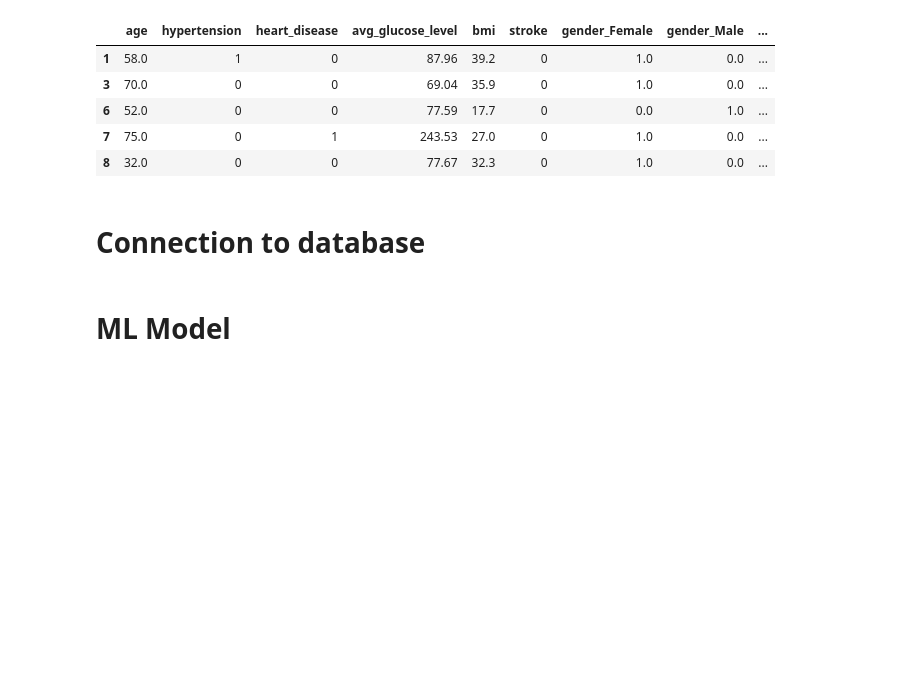
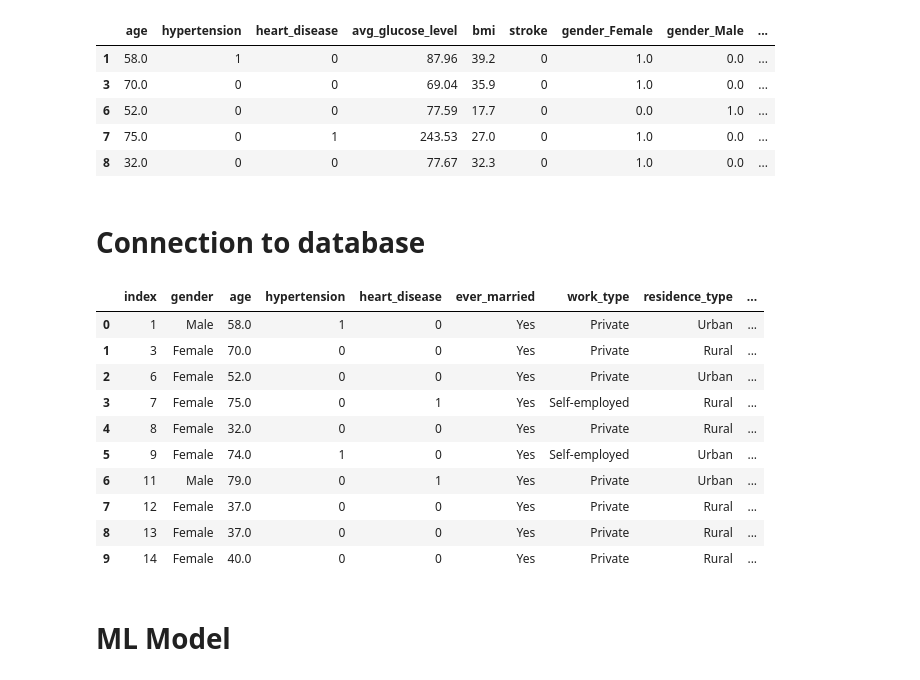
Before and after one commit to Zarif601/HeartDisease-and-Stroke-Analysis, a Jupyter notebook: ML Preprocessing.ipynb, the cells around one changed output. Saved outputs shown, nothing was run; the diff lists cells and outputs as text; code cells hidden in the pictures; blank space fills up the shorter version.

Commit message:
Added mehchanism to import and export data from notebook to PostgreSQL and vice-versa.

```diff
--- a/ML Preprocessing.ipynb
+++ b/ML Preprocessing.ipynb
@@ -184,11 +184,11 @@ encoded_df.head()
 # Connection to database
 # %%
 # Postgres username, password, and database name
-pg_ip_address = ''
-pg_port = '5439'
-pg_username = 'username'
+pg_ip_address = '127.0.0.1'
+pg_port = '5432'
+pg_username = 'postgres'
 pg_password = db_password
-pg_db_name = 'database'
+pg_db_name = 'Stroke_Project'
 
 # Variable that contains the necessary Postgres login information
 db_string = ('postgresql://{username}:{password}@{ipaddress}:{port}/{dbname}'
@@ -209,3 +209,17 @@ encoded_df.to_sql(name='encoded_data', con = engine)
+# %%
+pd.read_sql_query('''SELECT * FROM stroke_table LIMIT 10;''', engine)
+# %% [output]
+|  | index | gender | age | hypertension | heart_disease | ever_married | work_type | residence_type | ... |
+| 0 | 1 | Male | 58.0 | 1 | 0 | Yes | Private | Urban | ... |
+| 1 | 3 | Female | 70.0 | 0 | 0 | Yes | Private | Rural | ... |
+| 2 | 6 | Female | 52.0 | 0 | 0 | Yes | Private | Urban | ... |
+| 3 | 7 | Female | 75.0 | 0 | 1 | Yes | Self-employed | Rural | ... |
+| 4 | 8 | Female | 32.0 | 0 | 0 | Yes | Private | Rural | ... |
+| 5 | 9 | Female | 74.0 | 1 | 0 | Yes | Self-employed | Urban | ... |
+| 6 | 11 | Male | 79.0 | 0 | 1 | Yes | Private | Urban | ... |
+| 7 | 12 | Female | 37.0 | 0 | 0 | Yes | Private | Rural | ... |
+| 8 | 13 | Female | 37.0 | 0 | 0 | Yes | Private | Rural | ... |
+| 9 | 14 | Female | 40.0 | 0 | 0 | Yes | Private | Rural | ... |
 # %% [markdown]
 # ML Model
 # %%
```
Also changed, not shown: parts of 2 cells of this notebook.
